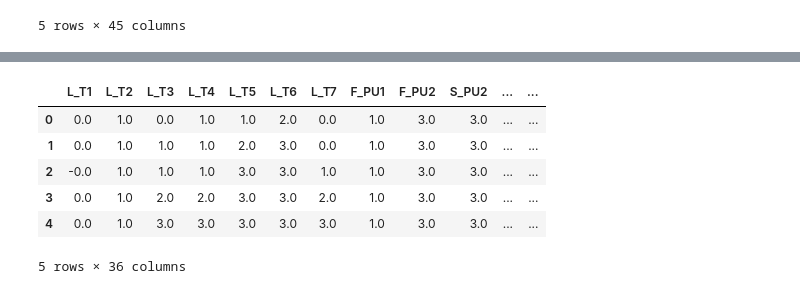
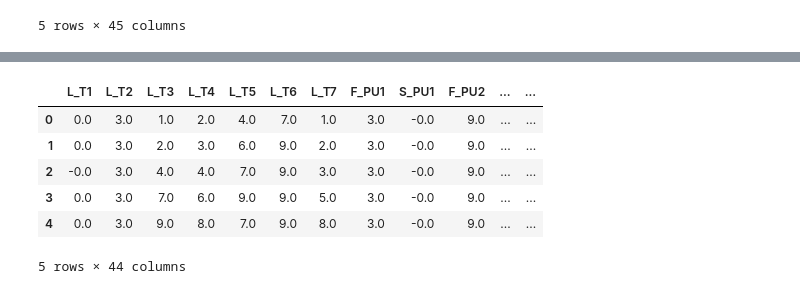
Before and after one commit to werew/Cyber_Data_Analytics_Labs, a Jupyter notebook: anomaly_detection/Discrete models task.ipynb, the cells around one changed output, grey strips where cells are left out. Drawn from its saved outputs; the diff is of its cells as text; code cells hidden in the pictures.

```diff
--- a/anomaly_detection/Discrete models task.ipynb
+++ b/anomaly_detection/Discrete models task.ipynb
@@ -8,6 +8,7 @@ from sklearn.feature_extraction.text import CountVectorizer
 # %%
 # We load the data
 df = pd.read_csv("datasets/training_1.csv")
+df2 = pd.read_csv("datasets/training_2.csv")
 df.head()
 # %% [output]
 |  | DATETIME | L_T1 | L_T2 | L_T3 | L_T4 | L_T5 | L_T6 | L_T7 | F_PU1 | S_PU1 | ... | ... |
@@ -20,8 +21,13 @@ df.head()
 # %%
 # Let's drop the not interesting columns
 df.drop(["DATETIME"],axis=1,inplace=True)
-for column in df:
-    if df[column].std() == 0:
-        df.drop([column],axis=1,inplace=True)
+#for column in df:
+#    if df[column].std() == 0:
+#        df.drop([column],axis=1,inplace=True)
+
+df2.drop(["DATETIME"],axis=1,inplace=True)
+#for column in df2:
+#    if df2[column].std() == 0:
+#        df2.drop([column],axis=1,inplace=True)
 df.head()
 # %% [output]
@@ -35,8 +41,13 @@ df.head()
 # %%
-# Normalization
+# Normalization TODO normalize them together
 x = df.values
 min_max_scaler = preprocessing.MinMaxScaler()
 x_scaled = min_max_scaler.fit_transform(x)
 df = pd.DataFrame(x_scaled, columns=df.columns)
+
+x = df2.values
+min_max_scaler = preprocessing.MinMaxScaler()
+x_scaled = min_max_scaler.fit_transform(x)
+df2 = pd.DataFrame(x_scaled, columns=df2.columns)
 df.head()
 # %% [output]
@@ -50,14 +61,16 @@ df.head()
 # %%
 # Symbolic approximation of time series
-n_classes = 4
+n_classes = 10
 df = np.trunc(df/(1./n_classes) - 0.00001)
+n_classes = 10
+df2 = np.trunc(df2/(1./n_classes) - 0.00001)
 df.head()
 # %% [output]
-|  | L_T1 | L_T2 | L_T3 | L_T4 | L_T5 | L_T6 | L_T7 | F_PU1 | F_PU2 | S_PU2 | ... | ... |
-| 0 | 0.0 | 1.0 | 0.0 | 1.0 | 1.0 | 2.0 | 0.0 | 1.0 | 3.0 | 3.0 | ... | ... |
-| 1 | 0.0 | 1.0 | 1.0 | 1.0 | 2.0 | 3.0 | 0.0 | 1.0 | 3.0 | 3.0 | ... | ... |
-| 2 | -0.0 | 1.0 | 1.0 | 1.0 | 3.0 | 3.0 | 1.0 | 1.0 | 3.0 | 3.0 | ... | ... |
-| 3 | 0.0 | 1.0 | 2.0 | 2.0 | 3.0 | 3.0 | 2.0 | 1.0 | 3.0 | 3.0 | ... | ... |
-| 4 | 0.0 | 1.0 | 3.0 | 3.0 | 3.0 | 3.0 | 3.0 | 1.0 | 3.0 | 3.0 | ... | ... |
+|  | L_T1 | L_T2 | L_T3 | L_T4 | L_T5 | L_T6 | L_T7 | F_PU1 | S_PU1 | F_PU2 | ... | ... |
+| 0 | 0.0 | 3.0 | 1.0 | 2.0 | 4.0 | 7.0 | 1.0 | 3.0 | -0.0 | 9.0 | ... | ... |
+| 1 | 0.0 | 3.0 | 2.0 | 3.0 | 6.0 | 9.0 | 2.0 | 3.0 | -0.0 | 9.0 | ... | ... |
+| 2 | -0.0 | 3.0 | 4.0 | 4.0 | 7.0 | 9.0 | 3.0 | 3.0 | -0.0 | 9.0 | ... | ... |
+| 3 | 0.0 | 3.0 | 7.0 | 6.0 | 9.0 | 9.0 | 5.0 | 3.0 | -0.0 | 9.0 | ... | ... |
+| 4 | 0.0 | 3.0 | 9.0 | 8.0 | 7.0 | 9.0 | 8.0 | 3.0 | -0.0 | 9.0 | ... | ... |
-5 rows × 36 columns
+5 rows × 44 columns
 # %%
```
Also changed, not shown: parts of 7 cells of this notebook.
